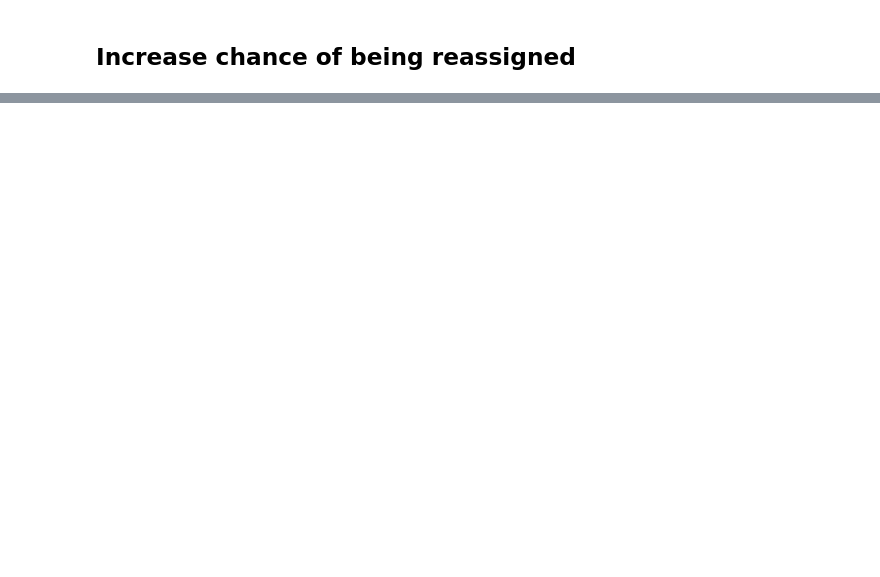
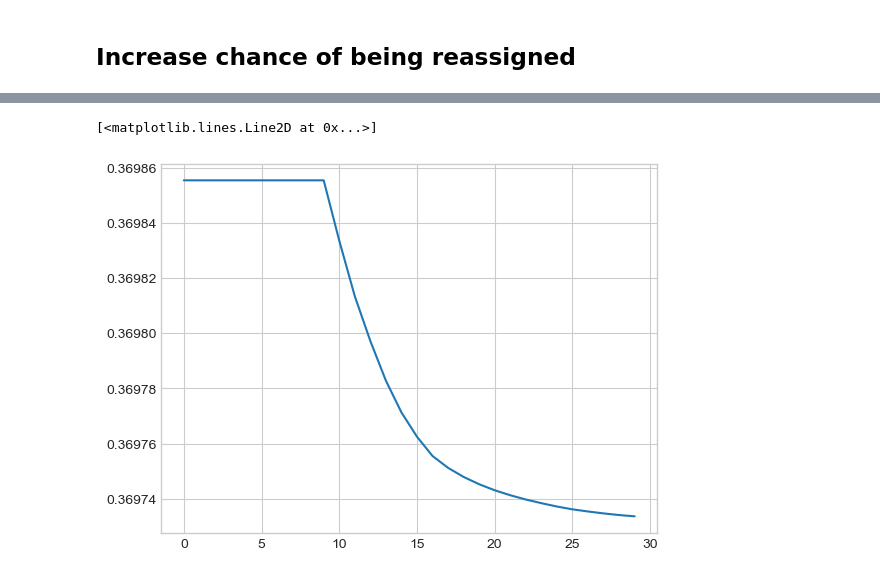
Before and after one commit to peter-l-ravn/Danish-Wage-Gap-Model, a Jupyter notebook: Create shock.ipynb, the cells around one changed output, grey strips where cells are left out. Cells and saved outputs as stored; diff of their text form; code cells hidden in the pictures; blank space fills up the shorter version.

```diff
--- a/Create shock.ipynb
+++ b/Create shock.ipynb
@@ -96,0 +124,4 @@ plot_mean_age_high_skill(model, x_size=6, y_size=5)
+# %%
+age_grid = np.arange(model.par.n)
+young = age_grid <= 10
+old = age_grid >= 25
@@ -96,0 +168,5 @@ plot_mean_age_high_skill(model, x_size=6, y_size=5)
+# %%
+plt.plot(np.sum(model.sol.l_h[:, young, :] * model.sol.mass[:, young, :], axis=(1, 2)) / np.sum(model.sol.mass[:, young, :], axis=(1, 2)))
+# %% [output]
+[<matplotlib.lines.Line2D at 0x...>]
+[figure, added]
```
Also changed, not shown: parts of 14 cells of this notebook, 11 other files.
